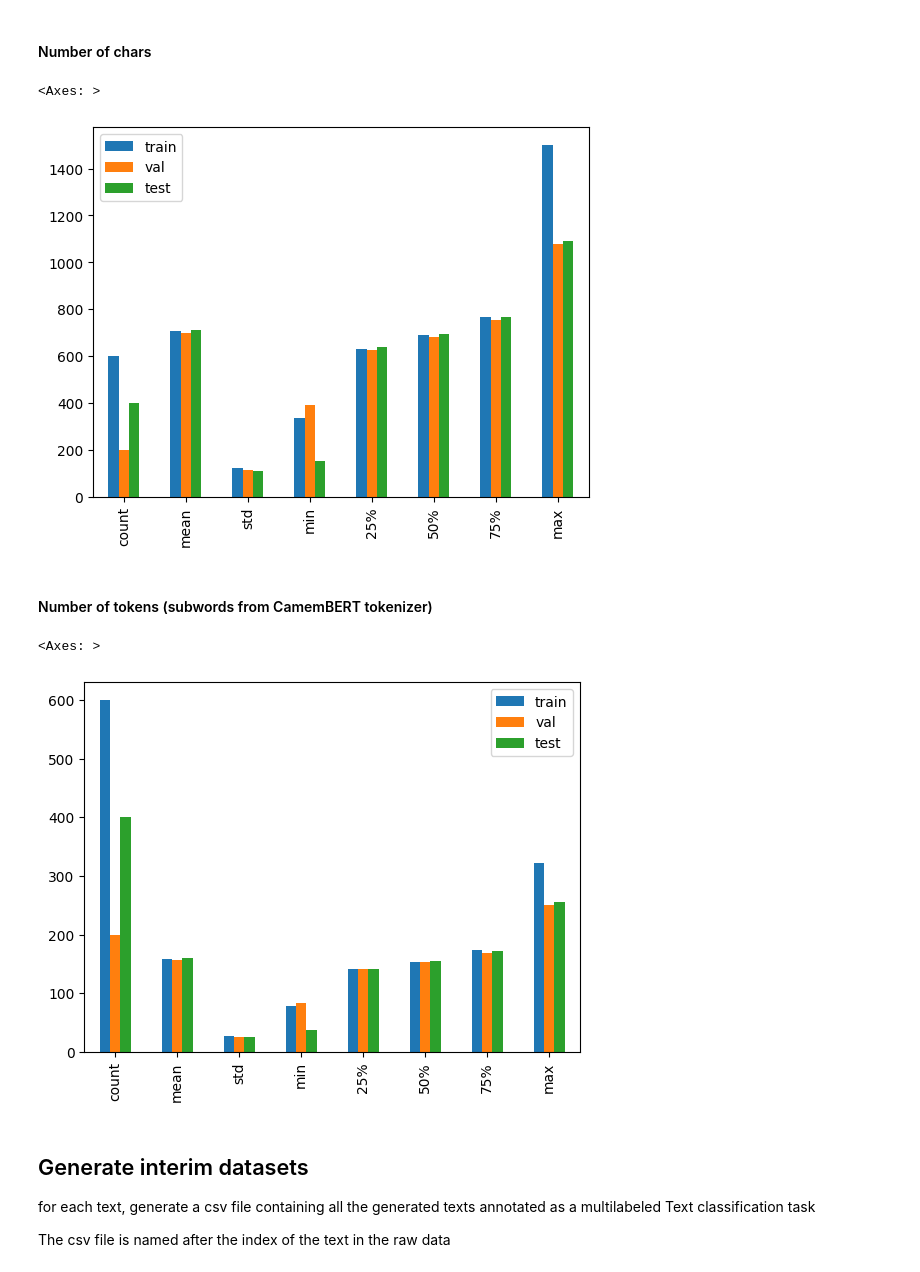
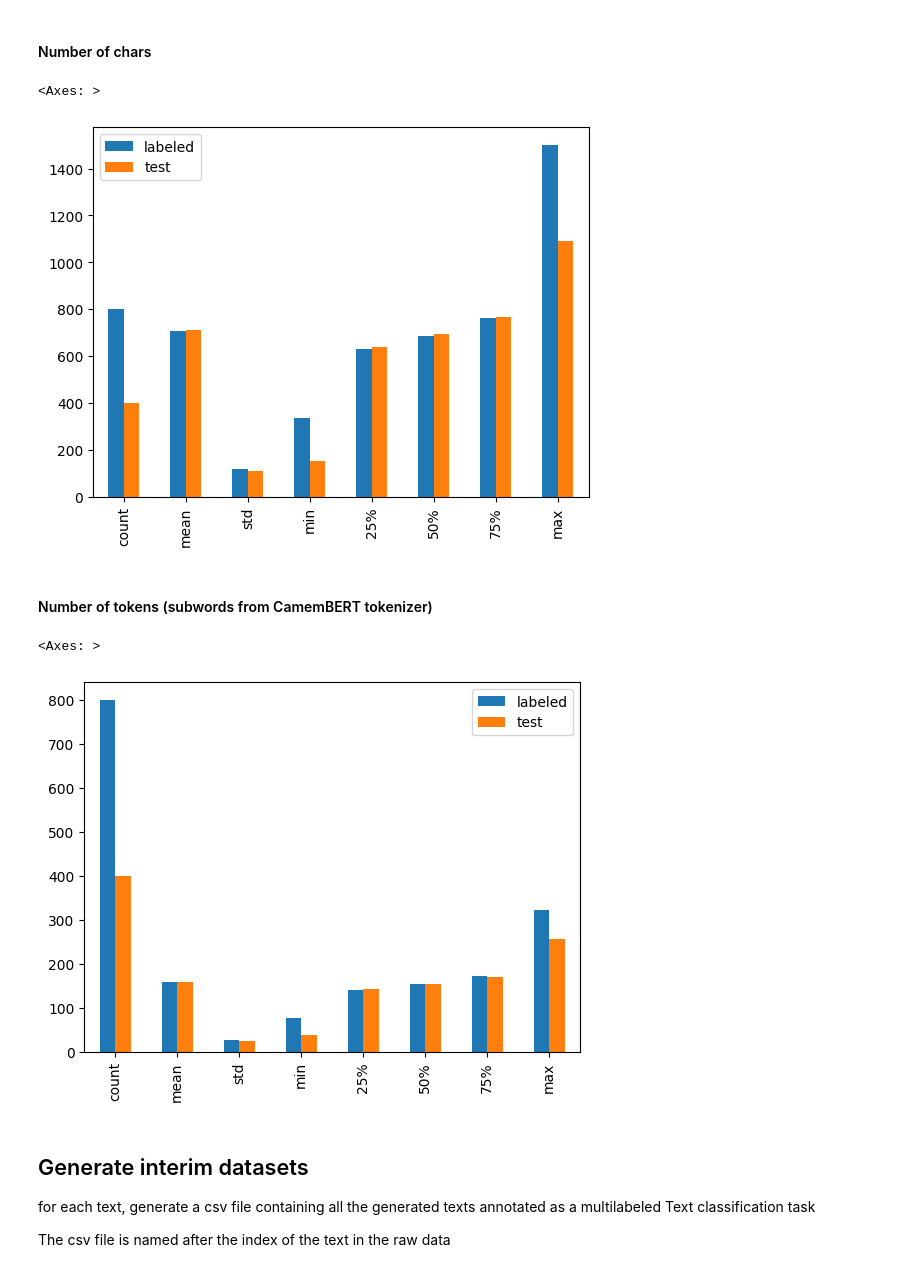
Before and after one commit to tagny/relation_extraction_textmine25, a Jupyter notebook: defi_textmine_2025/eda.ipynb, the cells around one changed output. Drawn from its saved outputs; the diff is of its cells as text; code cells hidden in the pictures.

```diff
--- a/defi_textmine_2025/eda.ipynb
+++ b/defi_textmine_2025/eda.ipynb
@@ -356,12 +353,0 @@ TODO: For each relation category:
-# %%
-# shuffling the dataset
-labeled_clean_df = labeled_clean_df.sample(frac=1.0)
-# split
-VAL_SIZE = int(labeled_clean_df.shape[0] * VALIDATION_RATE)
-val_clean_df = labeled_clean_df.head(VAL_SIZE)
-TRAIN_SIZE = labeled_clean_df.shape[0] - VAL_SIZE
-train_clean_df = labeled_clean_df.tail(TRAIN_SIZE)
-
-assert len(train_clean_df.index.intersection(val_clean_df.index)) == 0
-assert len(labeled_clean_df.index.difference(train_clean_df.index.union(val_clean_df.index))) == 0
-labeled_clean_df.shape, train_clean_df.shape, val_clean_df.shape
@@ -384,16 +415,16 @@ val_clean_df.head()
 # %%
 pd.DataFrame(
     {
         set_name: df.text.apply(len).describe()
         for set_name, df in zip(
-            ["train", "val", "test"],
-            [train_clean_df, val_clean_df, test_clean_df],
+            ["labeled", "test"],
+            [labeled_clean_df, test_clean_df],
         )
     }
 ).plot.bar()
 # %% [output]
 <Axes: >
-[figure, old version]
+[figure, new version]
 # %% [markdown]
 #### Number of tokens (subwords from CamemBERT tokenizer)
 # %%
@@ -401,14 +432,14 @@ pd.DataFrame(
     {
         set_name: df.text.apply(count_tokens).describe()
         for set_name, df in zip(
-            ["train", "val", "test"],
-            [train_clean_df, val_clean_df, test_clean_df],
+            ["labeled", "test"],
+            [labeled_clean_df, test_clean_df],
         )
     }
 ).plot.bar()
 # %% [output]
 <Axes: >
-[figure, old version]
+[figure, new version]
 # %% [markdown]
 ## Generate interim datasets
 
```
Also changed, not shown: parts of 32 cells of this notebook, 1 other file.
